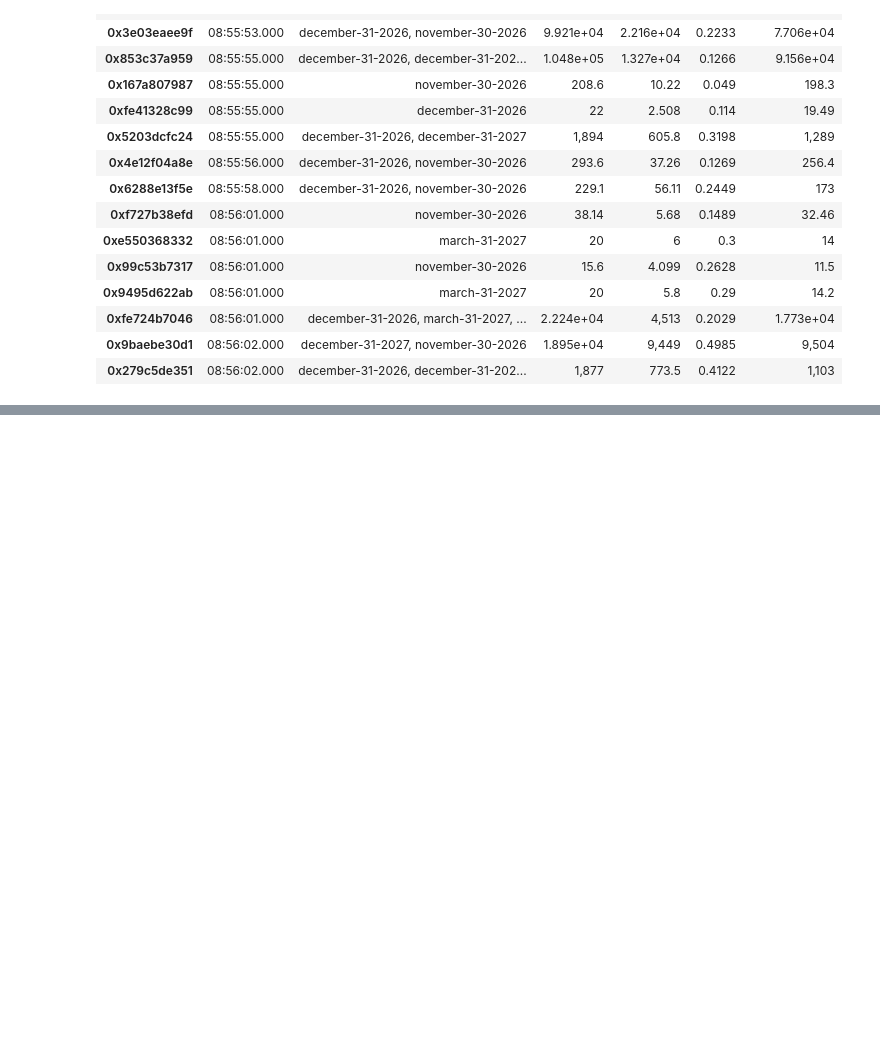
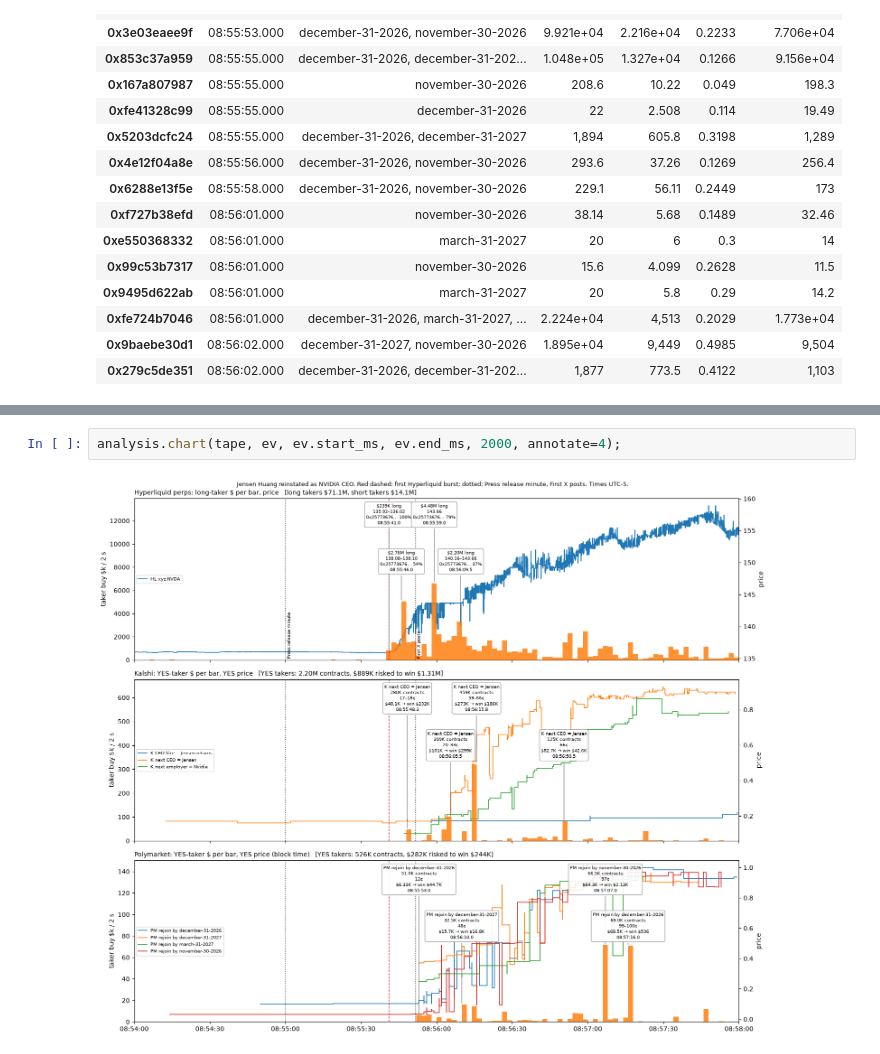
Before and after one commit to jovelg/jensen, a Jupyter notebook: notebooks/01-jensen-reinstatement.ipynb, the cells around one changed output, grey strips where cells are left out. Saved outputs shown, nothing was run; the diff lists cells and outputs as text; blank space fills up the shorter version.

```diff
--- a/notebooks/01-jensen-reinstatement.ipynb
+++ b/notebooks/01-jensen-reinstatement.ipynb
@@ -239,0 +248,4 @@ Each new event is a new file in `events/` plus `make all EVENT=events/<name>.tom
+# %%
+analysis.chart(tape, ev, ev.start_ms, ev.end_ms, 2000, annotate=4);
+# %% [output]
+[figure, added]
```
Also changed, not shown: parts of 20 cells of this notebook, 21 other files.
